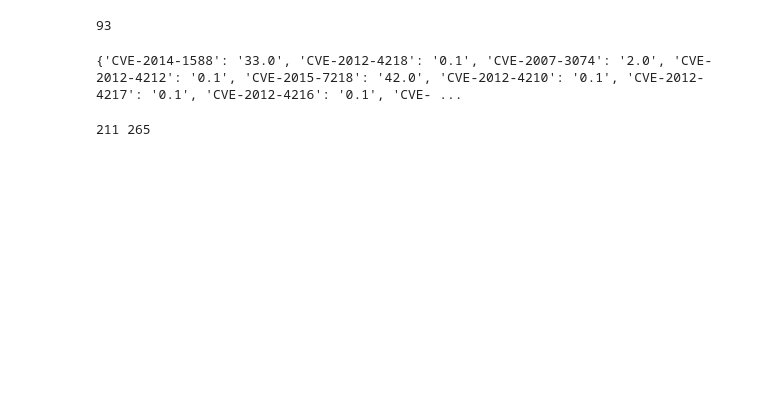
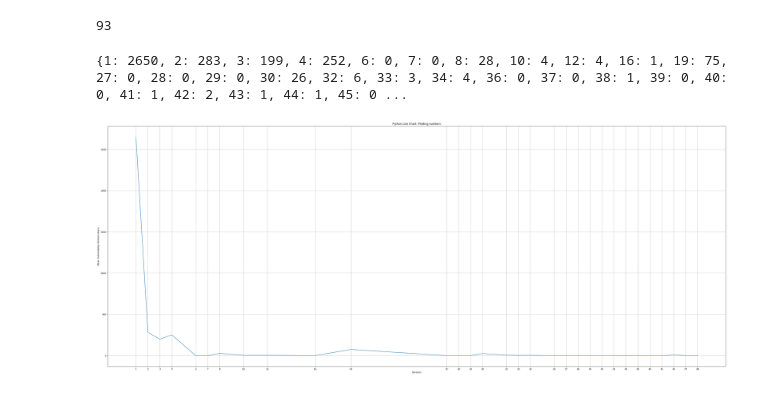
Before and after one commit to bala8/CSE-227, a Jupyter notebook: FirefoxCVEReader.ipynb, the cells around one changed output. Drawn from its saved outputs; the diff is of its cells as text; code cells hidden in the pictures; blank space fills up the shorter version.

```diff
--- a/FirefoxCVEReader.ipynb
+++ b/FirefoxCVEReader.ipynb
@@ -136,4 +238,0 @@ cveCreator("firefox2016.csv",2016)
-# %%
-print cveDict
-# %% [output]
-{'CVE-2014-1588': '33.0', 'CVE-2012-4218': '0.1', 'CVE-2007-3074': '2.0', 'CVE-2012-4212': '0.1', 'CVE-2015-7218': '42.0', 'CVE-2012-4210': '0.1', 'CVE-2012-4217': '0.1', 'CVE-2012-4216': '0.1', 'CVE- ...
@@ -148,4 +238,0 @@ for key,val in d.iteritems():
-# %%
-print first, second
-# %% [output]
-211 265
@@ -154 +239,48 @@ d2 = {}
+# %%
+#mean time to report vulnerabilites
+dateDiffDict = {}
+for key,value in cve_to_date.iteritems():
+    #key = key.encode('utf8')
+    if key in cveDict:
+        earlyVersion = cveDict[key]
+        if earlyVersion in versionDict:
+            releaseDateOfVersion = versionDict[earlyVersion]
+            difference = ((value - releaseDateOfVersion).total_seconds())/(24*3600)
+            if difference < 0:
+                difference = 0
+
+            earlyVersion = earlyVersion.split('.')[0]
+            if earlyVersion in dateDiffDict:
+                dateDiffDict[earlyVersion].append(int(difference))
+            else:
+                dateDiffDict[earlyVersion] = [int(difference)]
+
+for key,value in dateDiffDict.iteritems():
+    dateDiffDict[key] = sorted(value)
+
+dateDiffMean = {}
+for key,value in dateDiffDict.iteritems():
+    dateDiffMean[int(key)] = int(np.mean(value))
+dateDiffMean
+dateDiffMean[1] = int((dateDiffMean[0] + dateDiffMean[1])/2)
+dateDiffMean.pop(0)
+print dateDiffMean
+# %% [output]
+{1: 2650, 2: 283, 3: 199, 4: 252, 6: 0, 7: 0, 8: 28, 10: 4, 12: 4, 16: 1, 19: 75, 27: 0, 28: 0, 29: 0, 30: 26, 32: 6, 33: 3, 34: 4, 36: 0, 37: 0, 38: 1, 39: 0, 40: 0, 41: 1, 42: 2, 43: 1, 44: 1, 45: 0 ...
+# %%
+#Plot for mean lifetime of vulerabilities
+#from pylab import *
+t = dateDiffMean.keys()
+s = dateDiffMean.values()
+plt.figure(figsize=(50,20))
+plt.plot(t, s)
+
+plt.xlabel('Versions')
+plt.ylabel('Mean Vulnerlability lifetime (days)')
+plt.title('Python Line Chart: Plotting numbers')
+plt.grid(True)
+plt.xticks(t)
+plt.show()
+# %% [output]
+[figure, added]
 # %%
```
Also changed, not shown: parts of 45 cells of this notebook.
